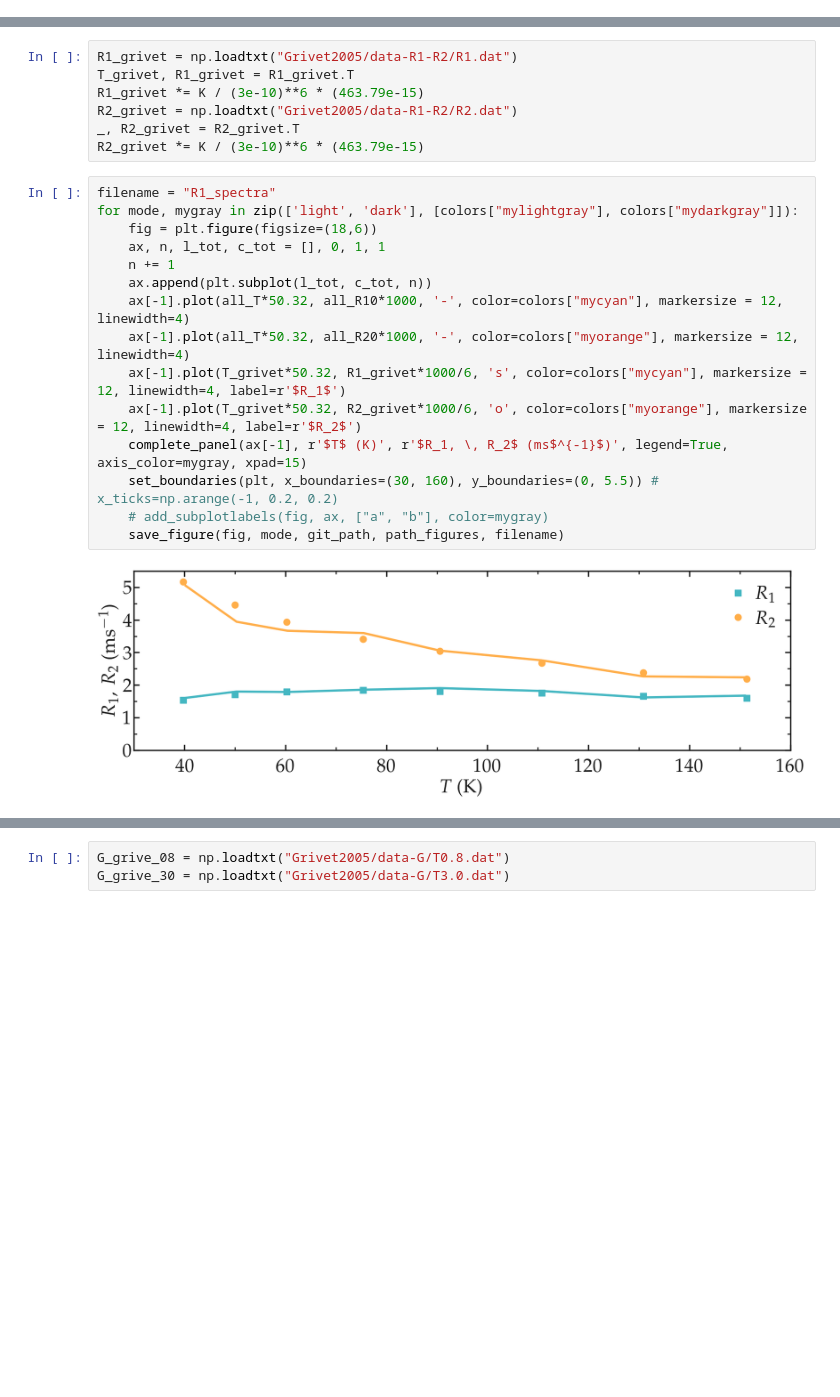
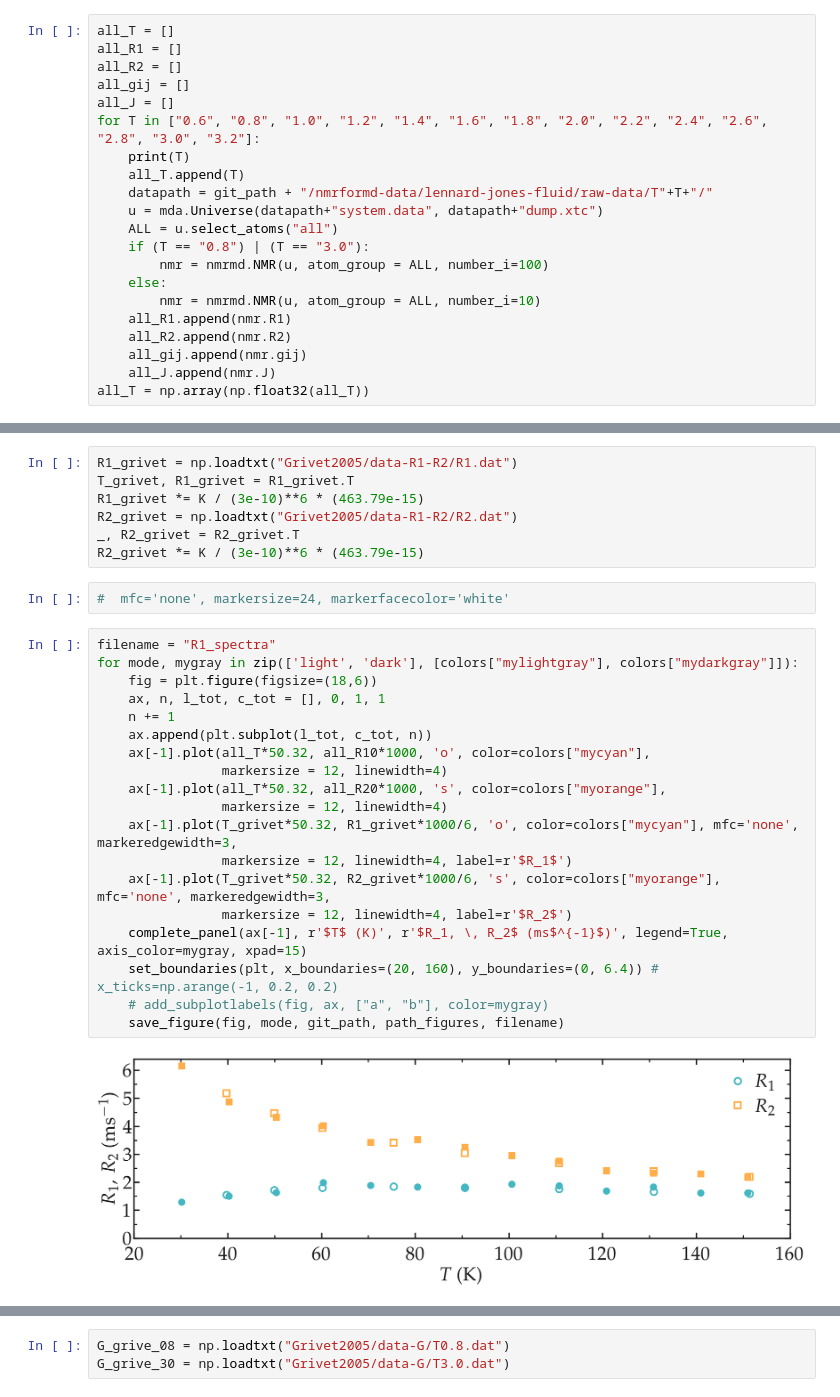
Before and after one commit to simongravelle/nmrformd, a Jupyter notebook: examples/illustrations/lennard-jones-fluid.ipynb, the cells around one changed output, grey strips where cells are left out. Cells and saved outputs as stored; diff of their text form; blank space fills up the shorter version.

```diff
--- a/examples/illustrations/lennard-jones-fluid.ipynb
+++ b/examples/illustrations/lennard-jones-fluid.ipynb
@@ -45,0 +16,21 @@ all_T = np.array(np.float32(all_T))
+# %%
+all_T = []
+all_R1 = []
+all_R2 = []
+all_gij = []
+all_J = []
+for T in ["0.6", "0.8", "1.0", "1.2", "1.4", "1.6", "1.8", "2.0", "2.2", "2.4", "2.6", "2.8", "3.0", "3.2"]:
+    print(T)
+    all_T.append(T)
+    datapath = git_path + "/nmrformd-data/lennard-jones-fluid/raw-data/T"+T+"/"
+    u = mda.Universe(datapath+"system.data", datapath+"dump.xtc")
+    ALL = u.select_atoms("all")
+    if (T == "0.8") | (T == "3.0"):
+        nmr = nmrmd.NMR(u, atom_group = ALL, number_i=100)
+    else:
+        nmr = nmrmd.NMR(u, atom_group = ALL, number_i=10)
+    all_R1.append(nmr.R1)
+    all_R2.append(nmr.R2)
+    all_gij.append(nmr.gij)
+    all_J.append(nmr.J)
+all_T = np.array(np.float32(all_T))
@@ -71,20 +77,26 @@ R1_grivet *= K / (3e-10)**6 * (463.79e-15)
 R2_grivet = np.loadtxt("Grivet2005/data-R1-R2/R2.dat")
 _, R2_grivet = R2_grivet.T
 R2_grivet *= K / (3e-10)**6 * (463.79e-15)
+# %%
+#  mfc='none', markersize=24, markerfacecolor='white'
 # %%
 filename = "R1_spectra"
 for mode, mygray in zip(['light', 'dark'], [colors["mylightgray"], colors["mydarkgray"]]):
     fig = plt.figure(figsize=(18,6))
     ax, n, l_tot, c_tot = [], 0, 1, 1
     n += 1
     ax.append(plt.subplot(l_tot, c_tot, n))
-    ax[-1].plot(all_T*50.32, all_R10*1000, '-', color=colors["mycyan"], markersize = 12, linewidth=4)
-    ax[-1].plot(all_T*50.32, all_R20*1000, '-', color=colors["myorange"], markersize = 12, linewidth=4)
-    ax[-1].plot(T_grivet*50.32, R1_grivet*1000/6, 's', color=colors["mycyan"], markersize = 12, linewidth=4, label=r'$R_1$')
-    ax[-1].plot(T_grivet*50.32, R2_grivet*1000/6, 'o', color=colors["myorange"], markersize = 12, linewidth=4, label=r'$R_2$')
+    ax[-1].plot(all_T*50.32, all_R10*1000, 'o', color=colors["mycyan"],
+                markersize = 12, linewidth=4)
+    ax[-1].plot(all_T*50.32, all_R20*1000, 's', color=colors["myorange"],
+                markersize = 12, linewidth=4)
+    ax[-1].plot(T_grivet*50.32, R1_grivet*1000/6, 'o', color=colors["mycyan"], mfc='none', markeredgewidth=3,
+                markersize = 12, linewidth=4, label=r'$R_1$')
+    ax[-1].plot(T_grivet*50.32, R2_grivet*1000/6, 's', color=colors["myorange"], mfc='none', markeredgewidth=3,
+                markersize = 12, linewidth=4, label=r'$R_2$')
     complete_panel(ax[-1], r'$T$ (K)', r'$R_1, \, R_2$ (ms$^{-1}$)', legend=True, axis_color=mygray, xpad=15)
-    set_boundaries(plt, x_boundaries=(30, 160), y_boundaries=(0, 5.5)) # x_ticks=np.arange(-1, 0.2, 0.2)
+    set_boundaries(plt, x_boundaries=(20, 160), y_boundaries=(0, 6.4)) # x_ticks=np.arange(-1, 0.2, 0.2)
     # add_subplotlabels(fig, ax, ["a", "b"], color=mygray)
     save_figure(fig, mode, git_path, path_figures, filename)
 # %% [output]
-[figure, old version]
+[figure, new version]
```
Also changed, not shown: parts of 4 cells of this notebook, 4 other files.
